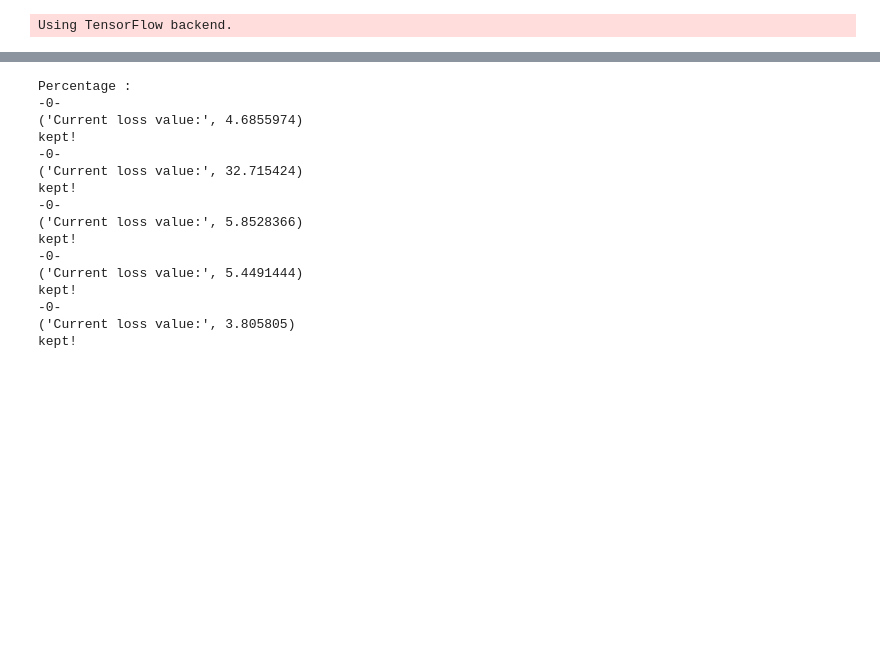
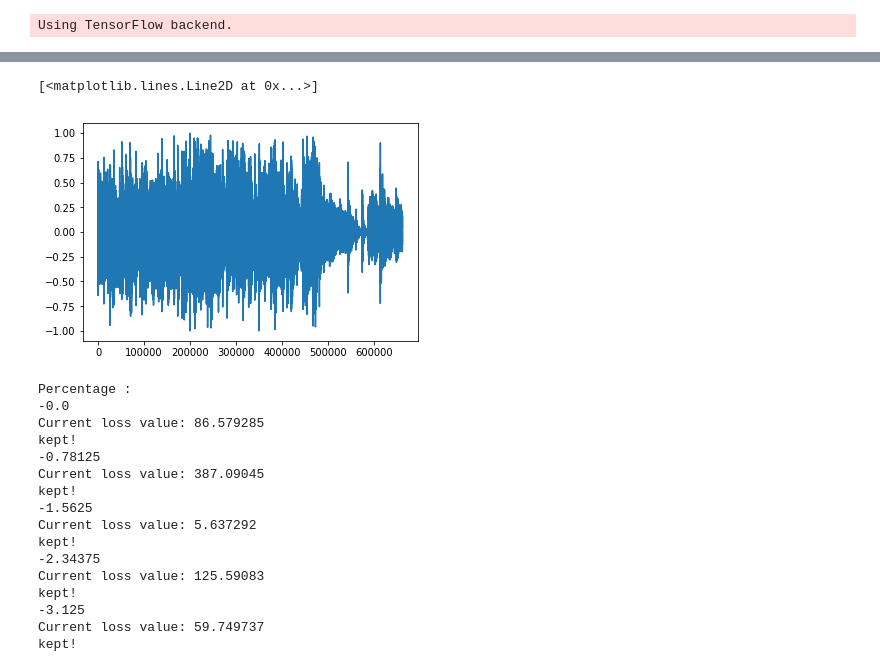
Before and after one commit to BadrYoubiIdrissi/AudioFeatureVisualization, a Jupyter notebook: Visualization.ipynb, the cells around one changed output, grey strips where cells are left out. Cells and saved outputs as stored; diff of their text form; code cells hidden in the pictures; blank space fills up the shorter version.

```diff
--- a/Visualization.ipynb
+++ b/Visualization.ipynb
@@ -38,3 +46,8 @@ _________________________________________________________________
+# %%
+plt.plot(sampleAu)
+# %% [output]
+[<matplotlib.lines.Line2D at 0x...>]
+[figure, added]
 # %%
 #Corresponds to the size of the training mel spectrogram
 
@@ -43,17 +56,17 @@ imgWidth, imgHeight = 100, 100
 keptFilters = []
 
 inputTensor = model.input
-layerName = 'block1_conv1'
+layerName = 'activation_3'
 
 print("Percentage : ")
-for filterIndex in range(512):
-    print('-{}-'.format(filterIndex/512*100))
+for filterIndex in range(128):
+    print('-{}'.format(filterIndex/128*100))
     startTime = time.time()
 
     iterate = getIterateFunction(layerDict, layerName, filterIndex, inputTensor)
 
     #inputImgData = (np.random.random((1, imgWidth, imgHeight, 3)) - 0.5) * 20 + 128
-    inputImgData = np.zeros((1, imgWidth, imgHeight, 3))
+    inputImgData = sampleAu[np.newaxis,:signalLength,np.newaxis].copy()
 
     step = 0.1
 
@@ -63,27 +76,27 @@ for filterIndex in range(512):
 
     if lossValue > 0.:
         print("kept!")
-        keptFilters.append((inputImgData[0,:,:,0], lossValue))
+        keptFilters.append((inputImgData[0,:,0], lossValue))
         if len(keptFilters) == 5:
             break
     endTime = time.time()
     #print('Filter %d processed in %ds' % (filterIndex, endTime - startTime))
 # %% [output]
 Percentage :
--0-
-('Current loss value:', 4.6855974)
+-0.0
+Current loss value: 86.579285
 kept!
--0-
-('Current loss value:', 32.715424)
+-0.78125
+Current loss value: 387.09045
 kept!
--0-
-('Current loss value:', 5.8528366)
+-1.5625
+Current loss value: 5.637292
 kept!
--0-
-('Current loss value:', 5.4491444)
+-2.34375
+Current loss value: 125.59083
 kept!
--0-
-('Current loss value:', 3.805805)
+-3.125
+Current loss value: 59.749737
 kept!
 # %%
 for img in keptFilters:
```
Also changed, not shown: parts of 7 cells of this notebook, 5 other files.
